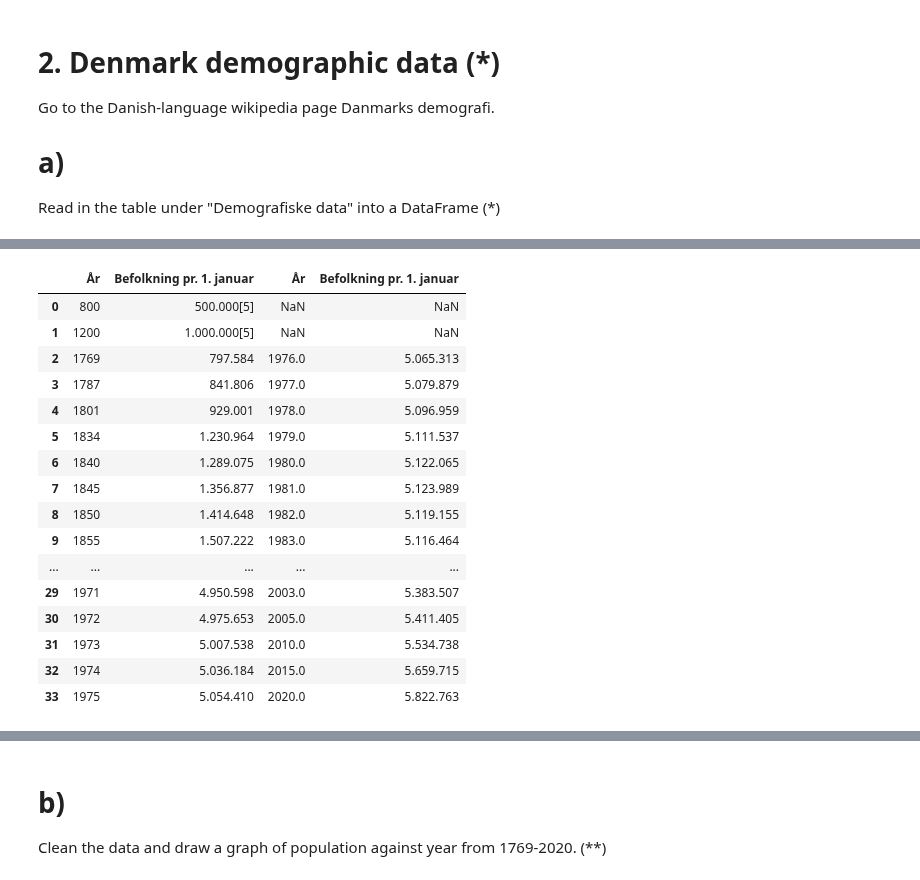
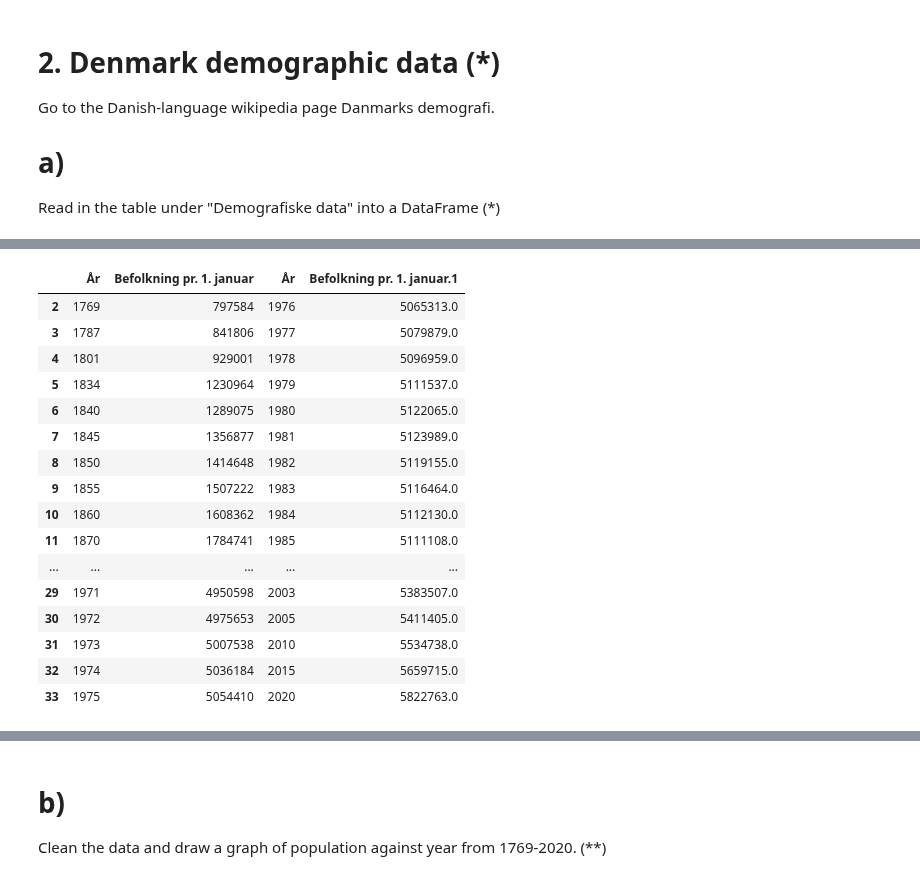
Before and after one commit to xjohansson/Databehandling_Xiu, a Jupyter notebook: Exercise/Exercise2_mergy.ipynb, the cells around one changed output, grey strips where cells are left out. Saved outputs shown, nothing was run; the diff lists cells and outputs as text; code cells hidden in the pictures.

```diff
--- a/Exercise/Exercise2_mergy.ipynb
+++ b/Exercise/Exercise2_mergy.ipynb
@@ -157,5 +183,5 @@ Go to the Danish-language wikipedia page Danmarks demografi.
 # %%
 link="https://da.wikipedia.org/wiki/Danmarks_demografi"
 import pandas as pd
-tables_dk=pd.read_html(link)
+tables_dk=pd.read_html(link,thousands=".",)
 #tables_danmark
@@ -162,24 +198,26 @@ tables_dk=pd.read_html(link)
 # %%
-danmark = tables_dk[0] # 0 is first table in the html page ,5 is sex table in this page
-danmark=danmark.rename (columns={"År.1": "År",
-                          "Befolkning pr. 1. januar.1": "Befolkning pr. 1. januar"}
+danmark = tables_dk[0] # 0 is first table in the html page
+danmark=danmark.rename (columns={"År.1": "År" }
                           )
+danmark=danmark.drop(index=[0,1])# 去掉前两行
+danmark["År"]=danmark["År"].astype(int) #修改类型到INT,由元钱的1976.0变成 1976
+danmark["Befolkning pr. 1. januar"]=danmark["Befolkning pr. 1. januar"].astype(int)
 danmark
 # %% [output]
-|  | År | Befolkning pr. 1. januar | År | Befolkning pr. 1. januar |
-| 0 | 800 | 500.000[5] | NaN | NaN |
-| 1 | 1200 | 1.000.000[5] | NaN | NaN |
-| 2 | 1769 | 797.584 | 1976.0 | 5.065.313 |
-| 3 | 1787 | 841.806 | 1977.0 | 5.079.879 |
-| 4 | 1801 | 929.001 | 1978.0 | 5.096.959 |
-| 5 | 1834 | 1.230.964 | 1979.0 | 5.111.537 |
-| 6 | 1840 | 1.289.075 | 1980.0 | 5.122.065 |
-| 7 | 1845 | 1.356.877 | 1981.0 | 5.123.989 |
-| 8 | 1850 | 1.414.648 | 1982.0 | 5.119.155 |
-| 9 | 1855 | 1.507.222 | 1983.0 | 5.116.464 |
+|  | År | Befolkning pr. 1. januar | År | Befolkning pr. 1. januar.1 |
+| 2 | 1769 | 797584 | 1976 | 5065313.0 |
+| 3 | 1787 | 841806 | 1977 | 5079879.0 |
+| 4 | 1801 | 929001 | 1978 | 5096959.0 |
+| 5 | 1834 | 1230964 | 1979 | 5111537.0 |
+| 6 | 1840 | 1289075 | 1980 | 5122065.0 |
+| 7 | 1845 | 1356877 | 1981 | 5123989.0 |
+| 8 | 1850 | 1414648 | 1982 | 5119155.0 |
+| 9 | 1855 | 1507222 | 1983 | 5116464.0 |
+| 10 | 1860 | 1608362 | 1984 | 5112130.0 |
+| 11 | 1870 | 1784741 | 1985 | 5111108.0 |
 | ... | ... | ... | ... | ... |
-| 29 | 1971 | 4.950.598 | 2003.0 | 5.383.507 |
-| 30 | 1972 | 4.975.653 | 2005.0 | 5.411.405 |
-| 31 | 1973 | 5.007.538 | 2010.0 | 5.534.738 |
-| 32 | 1974 | 5.036.184 | 2015.0 | 5.659.715 |
-| 33 | 1975 | 5.054.410 | 2020.0 | 5.822.763 |
+| 29 | 1971 | 4950598 | 2003 | 5383507.0 |
+| 30 | 1972 | 4975653 | 2005 | 5411405.0 |
+| 31 | 1973 | 5007538 | 2010 | 5534738.0 |
+| 32 | 1974 | 5036184 | 2015 | 5659715.0 |
+| 33 | 1975 | 5054410 | 2020 | 5822763.0 |
```
Also changed, not shown: parts of 30 cells of this notebook, 8 other files.
